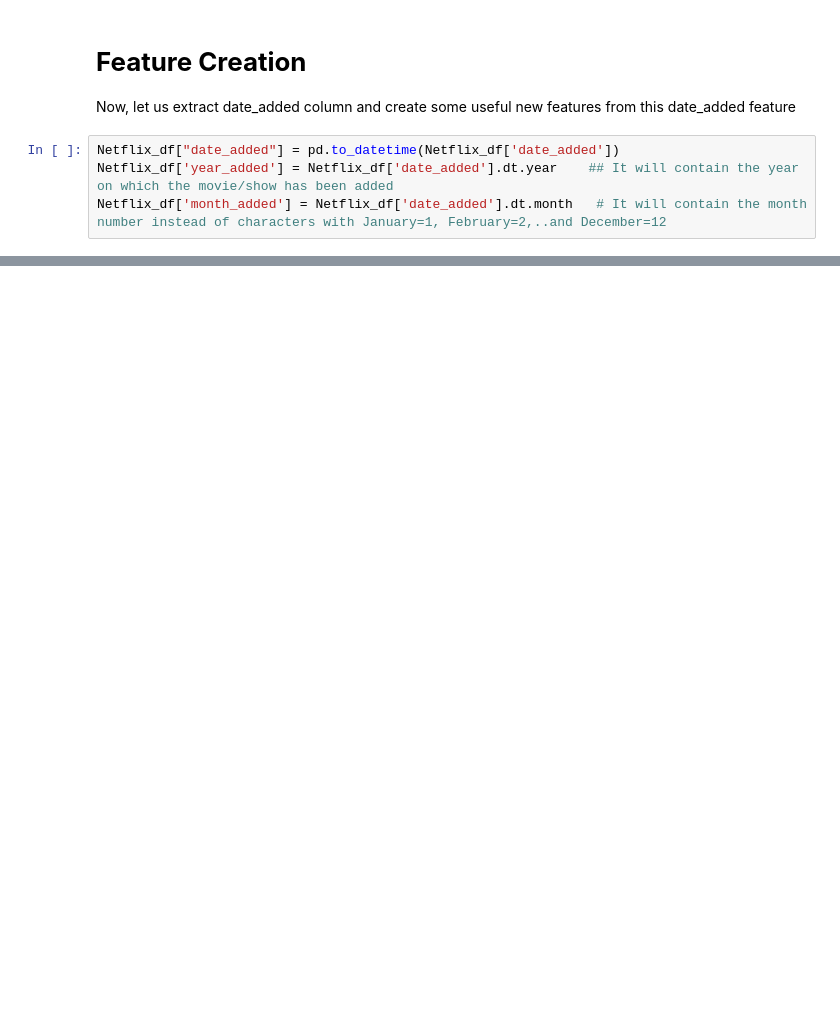
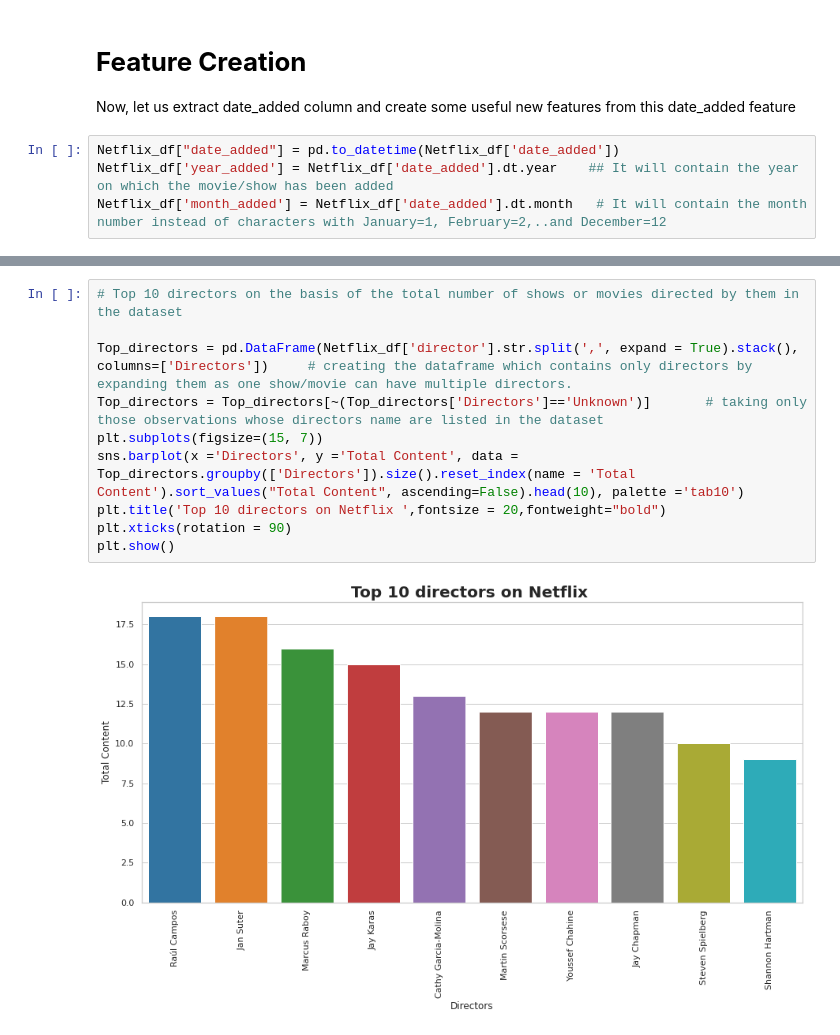
Before and after one commit to shubham-bhadouria/Netflix-Movies-and-TV-shows-clustering, a Jupyter notebook: Netflix_movies_and_TV_show_clustering.ipynb, the cells around one changed output, grey strips where cells are left out. Saved outputs shown, nothing was run; the diff lists cells and outputs as text; blank space fills up the shorter version.

```diff
--- a/Netflix_movies_and_TV_show_clustering.ipynb
+++ b/Netflix_movies_and_TV_show_clustering.ipynb
@@ -250,0 +291,12 @@ Netflix_df.head(2)
+# %%
+# Top 10 directors on the basis of the total number of shows or movies directed by them in the dataset
+
+Top_directors = pd.DataFrame(Netflix_df['director'].str.split(',', expand = True).stack(), columns=['Directors'])     # creating the dataframe which contains only directors by expanding them as one show/movie can have multiple directors.
+Top_directors = Top_directors[~(Top_directors['Directors']=='Unknown')]       # taking only those observations whose directors name are listed in the dataset
+plt.subplots(figsize=(15, 7))
+sns.barplot(x ='Directors', y ='Total Content', data = Top_directors.groupby(['Directors']).size().reset_index(name = 'Total Content').sort_values("Total Content", ascending=False).head(10), palette ='tab10')
+plt.title('Top 10 directors on Netflix ',fontsize = 20,fontweight="bold")
+plt.xticks(rotation = 90)
+plt.show()
+# %% [output]
+[figure, added]
```
Also changed, not shown: parts of 12 cells of this notebook.
